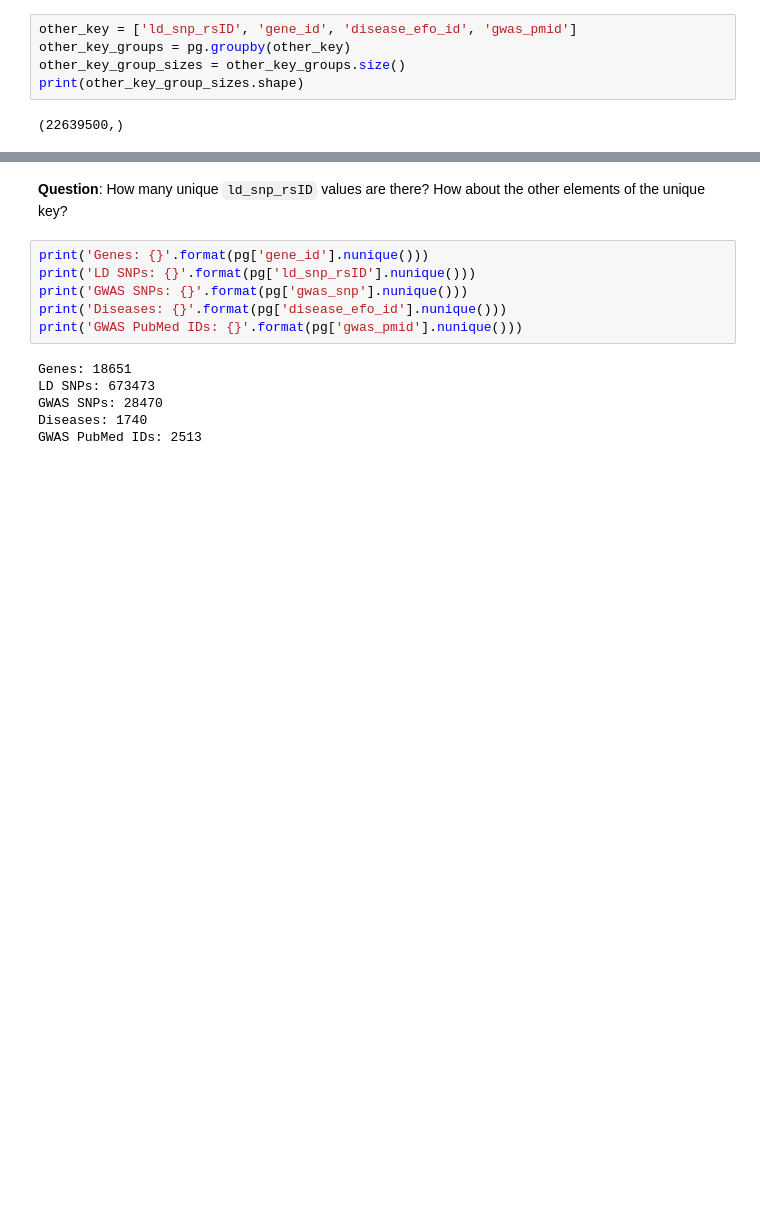
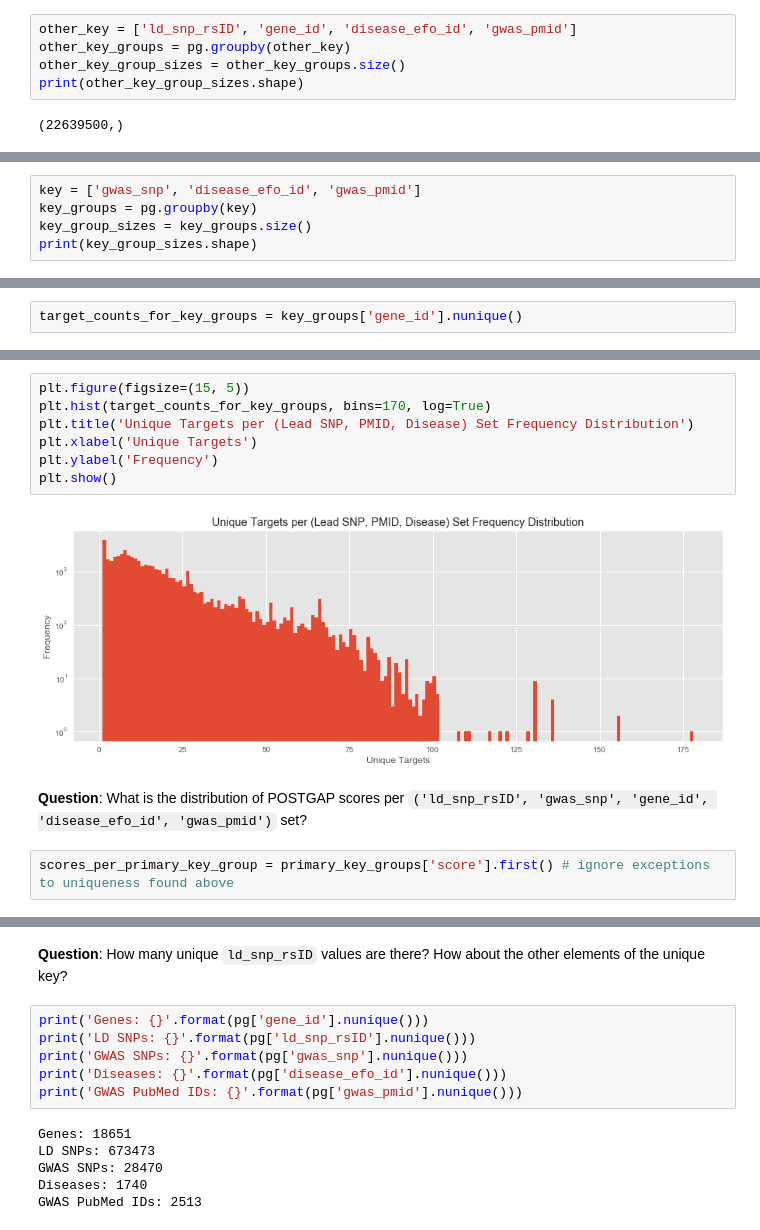
Before and after one commit to opentargets-archive/postgap_analysis, a Jupyter notebook: postgap_analysis_20171113.ipynb, the cells around one changed output, grey strips where cells are left out. Cells and saved outputs as stored; diff of their text form; blank space fills up the shorter version.

```diff
--- a/postgap_analysis_20171113.ipynb
+++ b/postgap_analysis_20171113.ipynb
@@ -86,0 +90,5 @@ print(other_key_group_sizes.shape)
+# %%
+key = ['gwas_snp', 'disease_efo_id', 'gwas_pmid']
+key_groups = pg.groupby(key)
+key_group_sizes = key_groups.size()
+print(key_group_sizes.shape)
@@ -86,0 +109,2 @@ print(other_key_group_sizes.shape)
+# %%
+target_counts_for_key_groups = key_groups['gene_id'].nunique()
@@ -86,0 +121,13 @@ print(other_key_group_sizes.shape)
+# %%
+plt.figure(figsize=(15, 5))
+plt.hist(target_counts_for_key_groups, bins=170, log=True)
+plt.title('Unique Targets per (Lead SNP, PMID, Disease) Set Frequency Distribution')
+plt.xlabel('Unique Targets')
+plt.ylabel('Frequency')
+plt.show()
+# %% [output]
+[figure, added]
+# %% [markdown]
+**Question**: What is the distribution of POSTGAP scores per `('ld_snp_rsID', 'gwas_snp', 'gene_id', 'disease_efo_id', 'gwas_pmid')` set?
+# %%
+scores_per_primary_key_group = primary_key_groups['score'].first() # ignore exceptions to uniqueness found above
```
Also changed, not shown: parts of 18 cells of this notebook.
